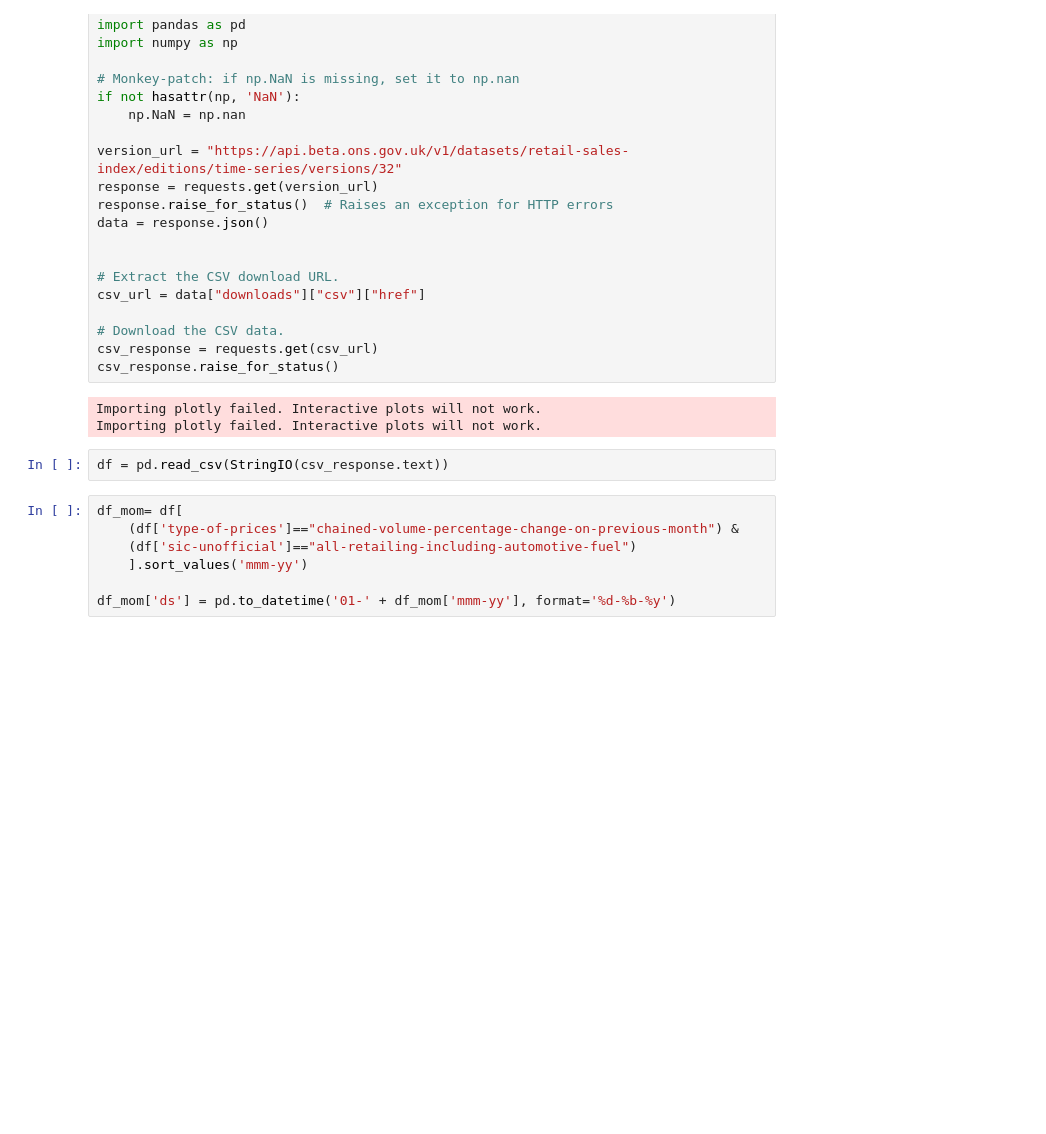
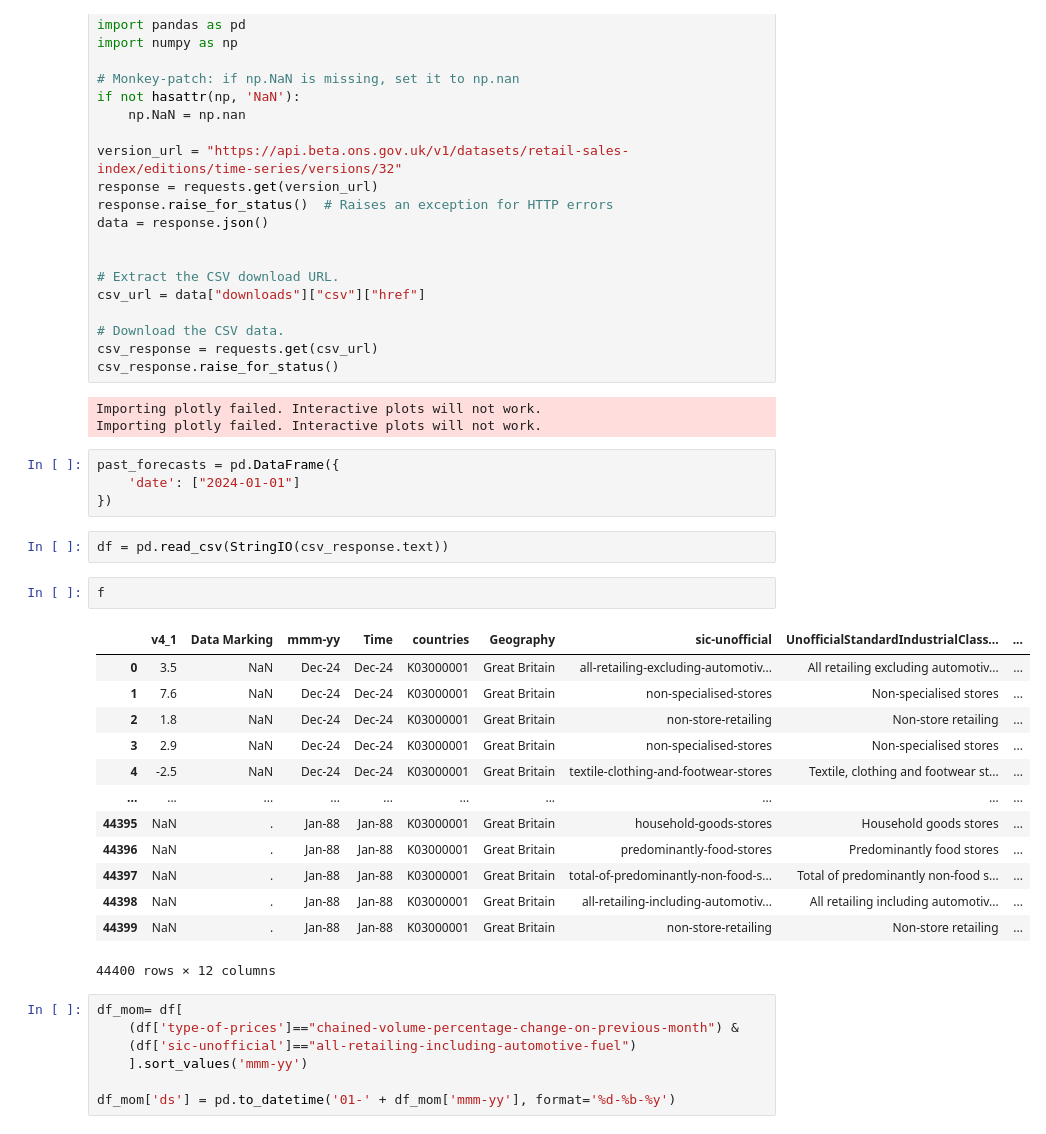
Before and after one commit to jberesford-fe/ml-macro-forecasting, a Jupyter notebook: scripts/propheht-forecast.ipynb, the cells around one changed output. Saved outputs shown, nothing was run; the diff lists cells and outputs as text; blank space fills up the shorter version.

```diff
--- a/scripts/propheht-forecast.ipynb
+++ b/scripts/propheht-forecast.ipynb
@@ -26,8 +26,28 @@ csv_response.raise_for_status()
 # %% [output]
 Importing plotly failed. Interactive plots will not work.
 Importing plotly failed. Interactive plots will not work.
+# %%
+past_forecasts = pd.DataFrame({
+    'date': ["2024-01-01"]
+})
 # %%
 df = pd.read_csv(StringIO(csv_response.text))
+# %%
+f
+# %% [output]
+|  | v4_1 | Data Marking | mmm-yy | Time | countries | Geography | sic-unofficial | UnofficialStandardIndustrialClass... | ... |
+| 0 | 3.5 | NaN | Dec-24 | Dec-24 | K03000001 | Great Britain | all-retailing-excluding-automotiv... | All retailing excluding automotiv... | ... |
+| 1 | 7.6 | NaN | Dec-24 | Dec-24 | K03000001 | Great Britain | non-specialised-stores | Non-specialised stores | ... |
+| 2 | 1.8 | NaN | Dec-24 | Dec-24 | K03000001 | Great Britain | non-store-retailing | Non-store retailing | ... |
+| 3 | 2.9 | NaN | Dec-24 | Dec-24 | K03000001 | Great Britain | non-specialised-stores | Non-specialised stores | ... |
+| 4 | -2.5 | NaN | Dec-24 | Dec-24 | K03000001 | Great Britain | textile-clothing-and-footwear-stores | Textile, clothing and footwear st... | ... |
+| ... | ... | ... | ... | ... | ... | ... | ... | ... | ... |
+| 44395 | NaN | . | Jan-88 | Jan-88 | K03000001 | Great Britain | household-goods-stores | Household goods stores | ... |
+| 44396 | NaN | . | Jan-88 | Jan-88 | K03000001 | Great Britain | predominantly-food-stores | Predominantly food stores | ... |
+| 44397 | NaN | . | Jan-88 | Jan-88 | K03000001 | Great Britain | total-of-predominantly-non-food-s... | Total of predominantly non-food s... | ... |
+| 44398 | NaN | . | Jan-88 | Jan-88 | K03000001 | Great Britain | all-retailing-including-automotiv... | All retailing including automotiv... | ... |
+| 44399 | NaN | . | Jan-88 | Jan-88 | K03000001 | Great Britain | non-store-retailing | Non-store retailing | ... |
+44400 rows × 12 columns
 # %%
 df_mom= df[
     (df['type-of-prices']=="chained-volume-percentage-change-on-previous-month") &
```
Also changed, not shown: parts of 6 cells of this notebook, 3 other files.
